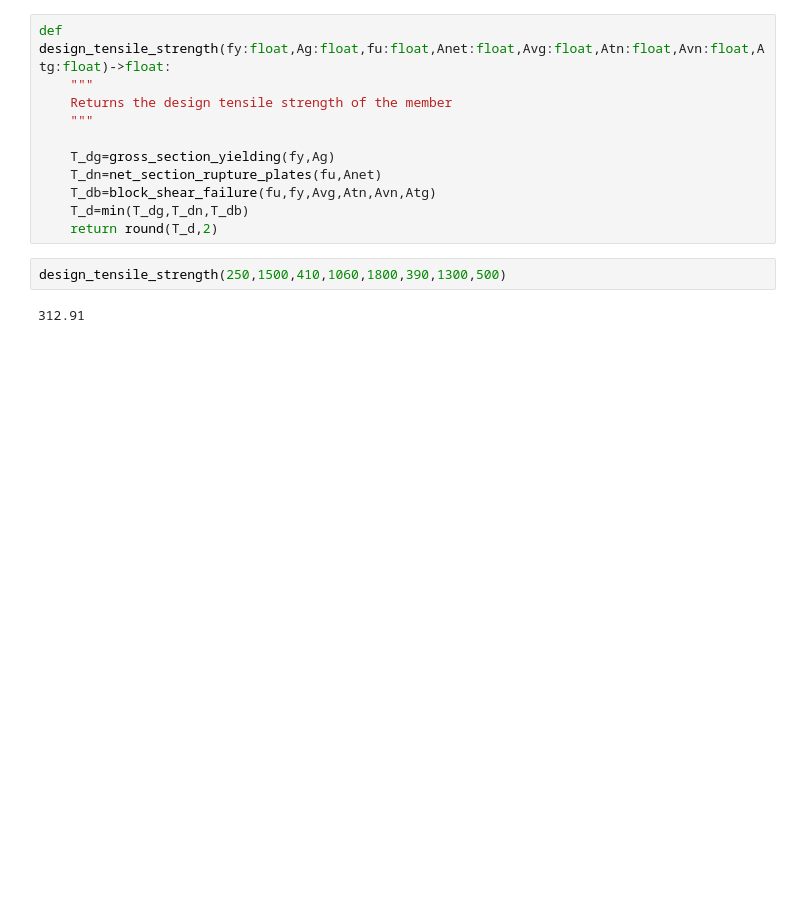
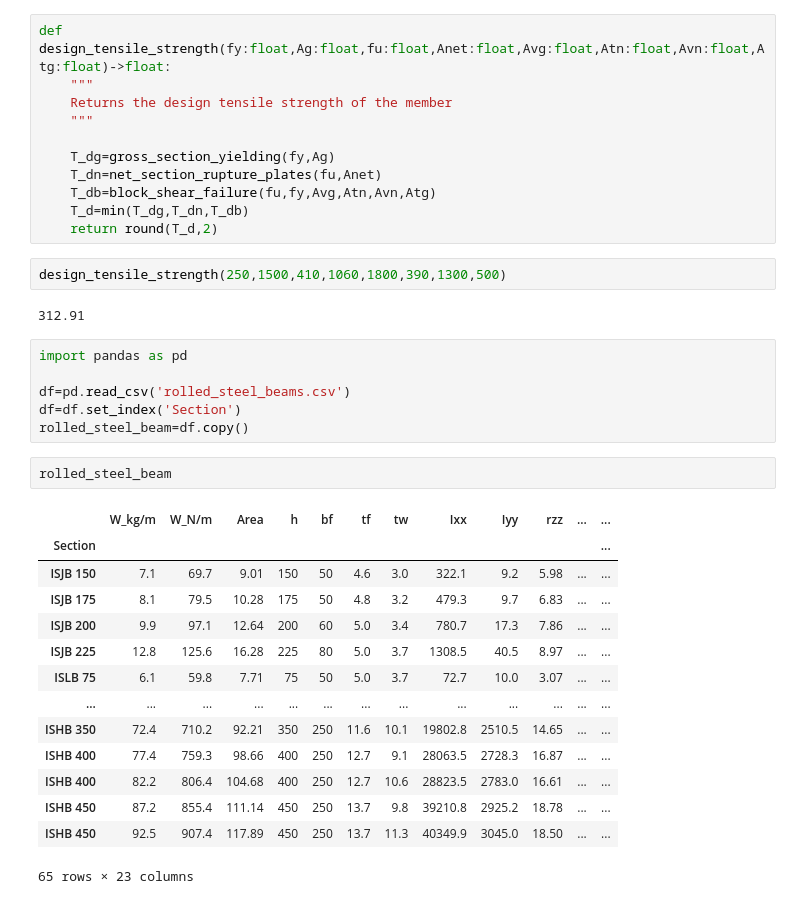
Before and after one commit to anneapen/steel_design, a Jupyter notebook: steel_design_calcs.ipynb, the cells around one changed output. Saved outputs shown, nothing was run; the diff lists cells and outputs as text; blank space fills up the shorter version.

```diff
--- a/steel_design_calcs.ipynb
+++ b/steel_design_calcs.ipynb
@@ -443,3 +443,26 @@ def design_tensile_strength(fy:float,Ag:float,fu:float,Anet:float,Avg:float,Atn:
 design_tensile_strength(250,1500,410,1060,1800,390,1300,500)
 # %% [output]
 312.91
+# %%
+import pandas as pd
+
+df=pd.read_csv('rolled_steel_beams.csv')
+df=df.set_index('Section')
+rolled_steel_beam=df.copy()
+# %%
+rolled_steel_beam
+# %% [output]
+|  | W_kg/m | W_N/m | Area | h | bf | tf | tw | Ixx | Iyy | rzz | ... | ... |
+| Section |  |  |  |  |  |  |  |  |  |  |  | ... |
+| ISJB 150 | 7.1 | 69.7 | 9.01 | 150 | 50 | 4.6 | 3.0 | 322.1 | 9.2 | 5.98 | ... | ... |
+| ISJB 175 | 8.1 | 79.5 | 10.28 | 175 | 50 | 4.8 | 3.2 | 479.3 | 9.7 | 6.83 | ... | ... |
+| ISJB 200 | 9.9 | 97.1 | 12.64 | 200 | 60 | 5.0 | 3.4 | 780.7 | 17.3 | 7.86 | ... | ... |
+| ISJB 225 | 12.8 | 125.6 | 16.28 | 225 | 80 | 5.0 | 3.7 | 1308.5 | 40.5 | 8.97 | ... | ... |
+| ISLB 75 | 6.1 | 59.8 | 7.71 | 75 | 50 | 5.0 | 3.7 | 72.7 | 10.0 | 3.07 | ... | ... |
+| ... | ... | ... | ... | ... | ... | ... | ... | ... | ... | ... | ... | ... |
+| ISHB 350 | 72.4 | 710.2 | 92.21 | 350 | 250 | 11.6 | 10.1 | 19802.8 | 2510.5 | 14.65 | ... | ... |
+| ISHB 400 | 77.4 | 759.3 | 98.66 | 400 | 250 | 12.7 | 9.1 | 28063.5 | 2728.3 | 16.87 | ... | ... |
+| ISHB 400 | 82.2 | 806.4 | 104.68 | 400 | 250 | 12.7 | 10.6 | 28823.5 | 2783.0 | 16.61 | ... | ... |
+| ISHB 450 | 87.2 | 855.4 | 111.14 | 450 | 250 | 13.7 | 9.8 | 39210.8 | 2925.2 | 18.78 | ... | ... |
+| ISHB 450 | 92.5 | 907.4 | 117.89 | 450 | 250 | 13.7 | 11.3 | 40349.9 | 3045.0 | 18.50 | ... | ... |
+65 rows × 23 columns
```
Also changed, not shown: parts of 1 cell of this notebook, 6 other files.
